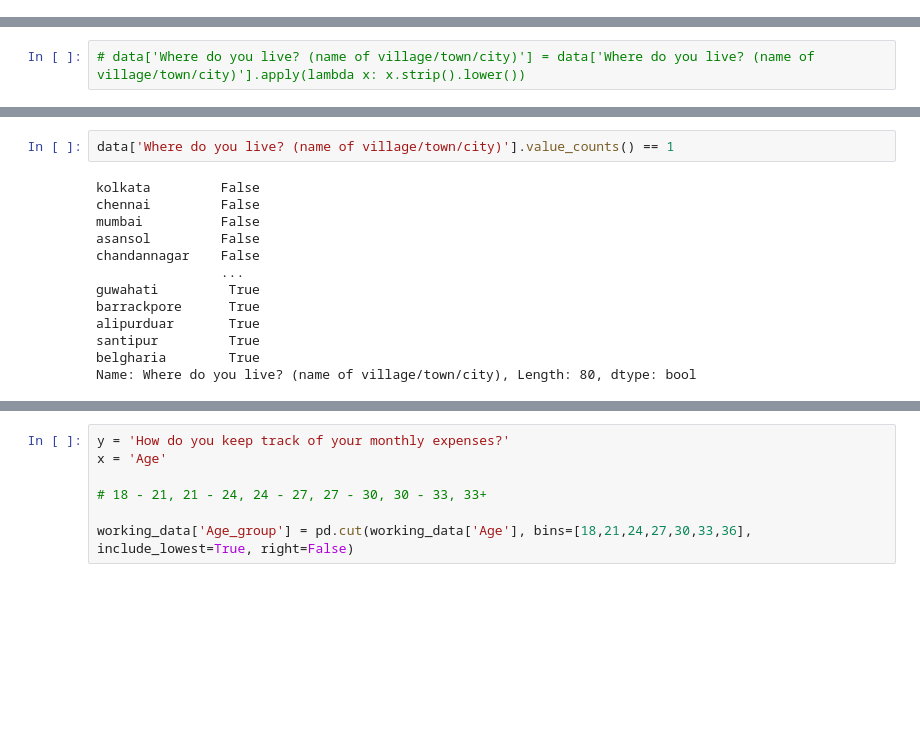
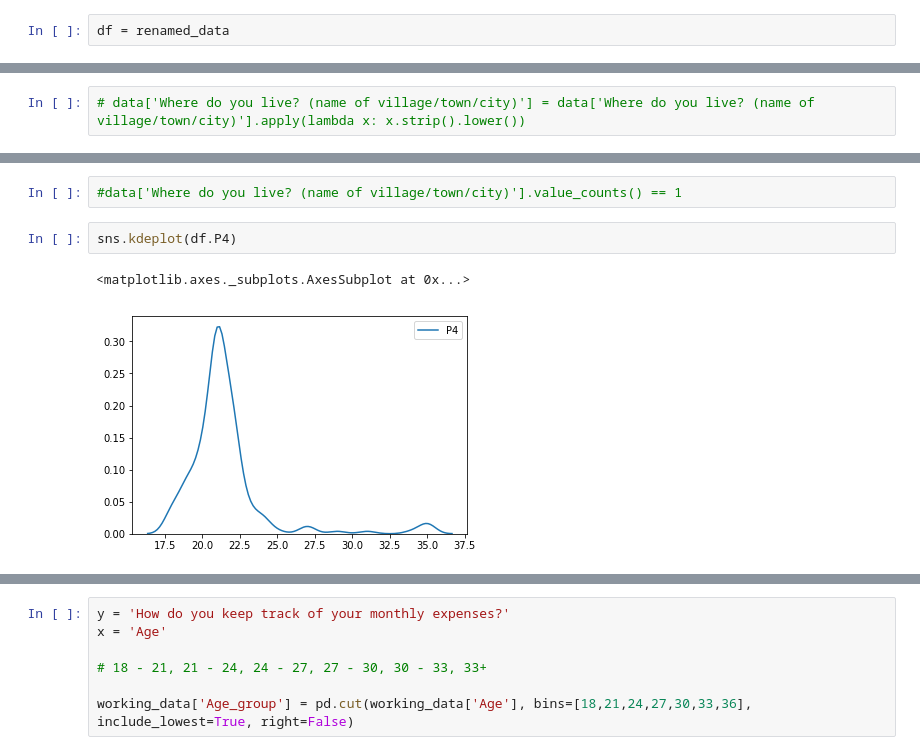
Before and after one commit to Roudranil/Financial-Literacy-project, a Jupyter notebook: eda.ipynb, the cells around one changed output, grey strips where cells are left out. Drawn from its saved outputs; the diff is of its cells as text; blank space fills up the shorter version.

```diff
--- a/eda.ipynb
+++ b/eda.ipynb
@@ -83,0 +66,2 @@ data[(data['Sex'] != 'Male')][(data['Sex'] != 'Female')]
+# %%
+df = renamed_data
@@ -110,18 +118,10 @@ print(data['Where do you live? (name of village/town/city)'].unique())
  'rampurhat' 'pandaveswar' 'kolkats' 'bolpur' 'kodalia' 'madhyamgram'
  'bally' 'mohanpur' 'belgharia']
 # %%
-data['Where do you live? (name of village/town/city)'].value_counts() == 1
+#data['Where do you live? (name of village/town/city)'].value_counts() == 1
-# %% [output]
-kolkata         False
-chennai         False
-mumbai          False
-asansol         False
-chandannagar    False
-                ...
-guwahati         True
-barrackpore      True
-alipurduar       True
-santipur         True
-belgharia        True
-Name: Where do you live? (name of village/town/city), Length: 80, dtype: bool
+# %%
+sns.kdeplot(df.P4)
+# %% [output]
+<matplotlib.axes._subplots.AxesSubplot at 0x...>
+[figure, added]
 # %%
```
Also changed, not shown: parts of 17 cells of this notebook.
